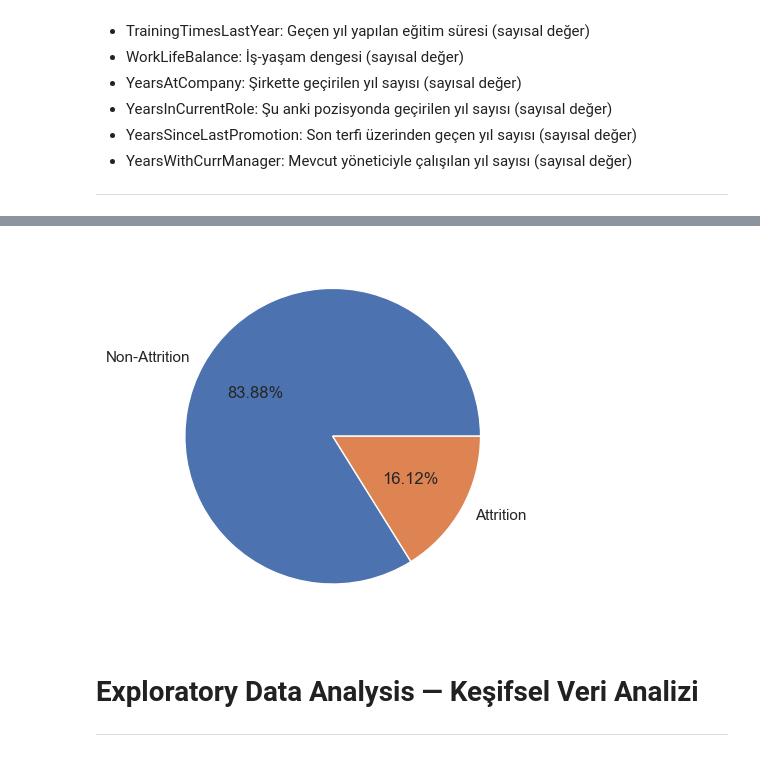
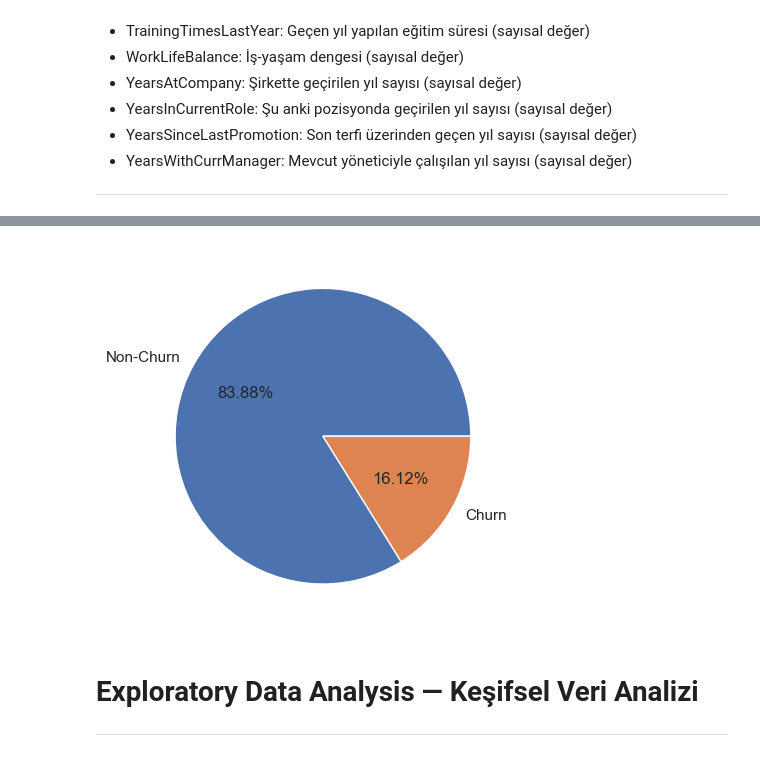
Before and after one commit to GizemSam/my-projects, a Jupyter notebook: HR_Churn_Analysis_Final.ipynb, the cells around one changed output, grey strips where cells are left out. Saved outputs shown, nothing was run; the diff lists cells and outputs as text; code cells hidden in the pictures.

```diff
--- a/HR_Churn_Analysis_Final.ipynb
+++ b/HR_Churn_Analysis_Final.ipynb
@@ -158,13 +134,13 @@ Name: Attrition, dtype: float64
 # %%
 attrition_counts = df["Attrition"].value_counts()
 attrition_pct = [100*attrition_counts[0]/(attrition_counts[0]+attrition_counts[1]),
                100*attrition_counts[1]/(attrition_counts[0]+attrition_counts[1])]
-labels = ["Non-Attrition", "Attrition"]
+labels = ["Non-Churn", "Churn"]
 
 plt.pie(attrition_pct, labels=labels, autopct='%1.2f%%')
 plt.show()
 # %% [output]
-[figure, old version]
+[figure, new version]
 # %% [markdown]
 # Exploratory Data Analysis — Keşifsel Veri Analizi
 ---
```
Also changed, not shown: parts of 148 cells of this notebook.
